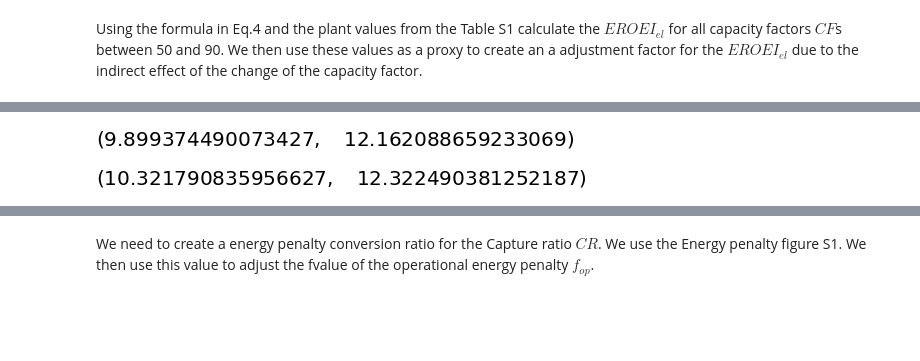
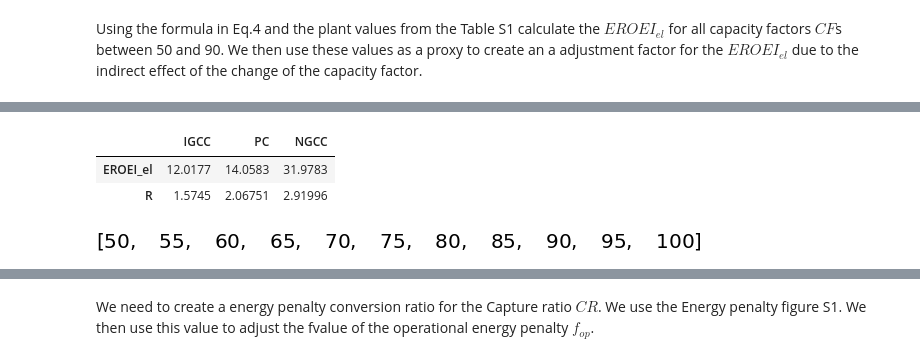
Before and after one commit to csaladenes/sustainable-energy-transitions, a Jupyter notebook: ccs/eroei-ccs-workbook.ipynb, the cells around one changed output, grey strips where cells are left out. Saved outputs shown, nothing was run; the diff lists cells and outputs as text; code cells hidden in the pictures; blank space fills up the shorter version.

```diff
--- a/ccs/eroei-ccs-workbook.ipynb
+++ b/ccs/eroei-ccs-workbook.ipynb
@@ -199,8 +124,0 @@ cf_conversion_ratio('NGCC\nGas',30,55),cf_conversion_ratio('NGCC',30,85)
-# %%
-cf_conversion_ratio('IGCC',13,55),cf_conversion_ratio('IGCC',13,85)
-# %% [output]
-[figure, removed]
-# %%
-cf_conversion_ratio('PC',13,55),cf_conversion_ratio('PC',13,85)
-# %% [output]
-[figure, removed]
@@ -206,0 +142,11 @@ cf_conversion_ratio('PC',13,55),cf_conversion_ratio('PC',13,85)
+# %%
+eroei_r_getter(95,58,87)
+# %% [output]
+|  | IGCC | PC | NGCC |
+| EROEI_el | 12.0177 | 14.0583 | 31.9783 |
+| R | 1.5745 | 2.06751 | 2.91996 |
+# %%
+CFs=[i*5 for i in range (10,21)]
+CFs
+# %% [output]
+[figure, added]
```
Also changed, not shown: parts of 24 cells of this notebook, 7 other files.
